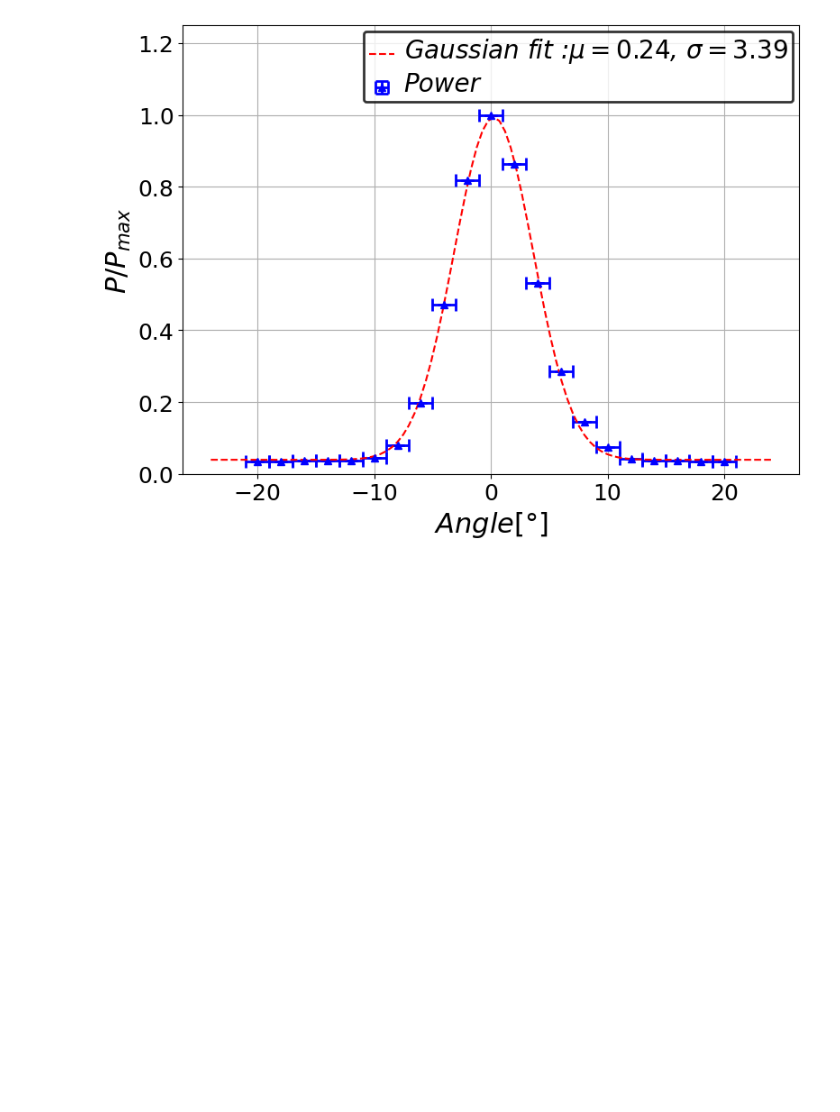
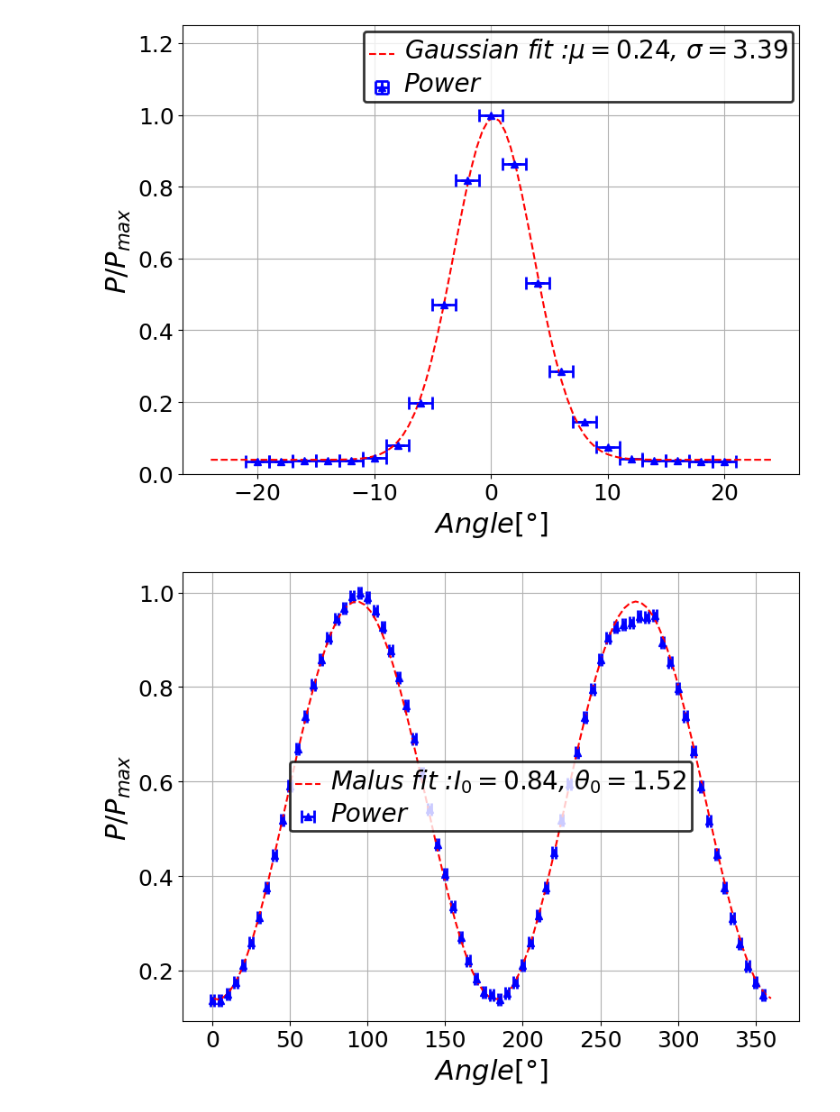
Before and after one commit to ferocitoo/TP3, a Jupyter notebook: TP_Laser/Spatial_Distribution.ipynb, the cells around one changed output. Drawn from its saved outputs; the diff is of its cells as text; code cells hidden in the pictures; blank space fills up the shorter version.

Commit message:
Malus

```diff
--- a/TP_Laser/Spatial_Distribution.ipynb
+++ b/TP_Laser/Spatial_Distribution.ipynb
@@ -153,3 +152,45 @@ fig.savefig("./Figures/Spatial_Distribution_V.pdf")
 # %% [output]
 2.013409305977812e-05
 [figure]
+# %%
+def Malus(theta,I0,offset,theta0):
+    return I0*np.cos(theta + theta0)**2+offset
+
+#Datas
+#For T = 15°C
+P_Angles = np.arange(0,360,5)
+P_Angles_err = 1*np.ones(len(P_Angles))
+
+Voltages = pd.read_csv("/workspaces/TP3/TP_Laser/Datas/Polar.csv", sep='\t',header=None)
+Voltages = Voltages.iloc[:,1]
+Voltages = Voltages.to_numpy()
+
+Powers = (Voltages)/(alpha*R_ext)
+Power_max = np.max(Powers)
+Powers = Powers/Power_max
+
+
+xlabel = r"$Angle [\degree]$"
+ylabel = r"$P/P_{max}$"
+
+ax,fig = u.create_figure_and_apply_format((8,6),xlabel=xlabel, ylabel=ylabel)
+
+ax.errorbar(P_Angles,Powers,xerr = P_Angles_err,fmt='^',color='blue',label='Power', capsize=5, capthick=2, elinewidth=2,linestyle='None')
+
+#fit datas on the malus law
+popt,pcov = curve_fit(Malus,np.radians(P_Angles),Powers,p0=[1,0,0],bounds=([0,-np.inf,-np.pi/2],[np.inf,np.inf,np.pi/2]))
+I0 = popt[0]
+offset = popt[1]
+theta0 = popt[2]
+x = np.linspace(0,2*np.pi,100)
+y = Malus(x,*popt)
+
+ax.plot(np.degrees(x),y,label=rf'Malus fit :$I_0={I0:.2f}$, $\theta_0={theta0:.2f}$',color='red',linestyle='--')
+
+u.set_legend_properties(ax,fontsize=20)
+
+plt.show()
+
+fig.savefig("./Figures/Polarization.pdf")
+# %% [output]
+[figure, added]
```
Also changed, not shown: parts of 2 cells of this notebook.
